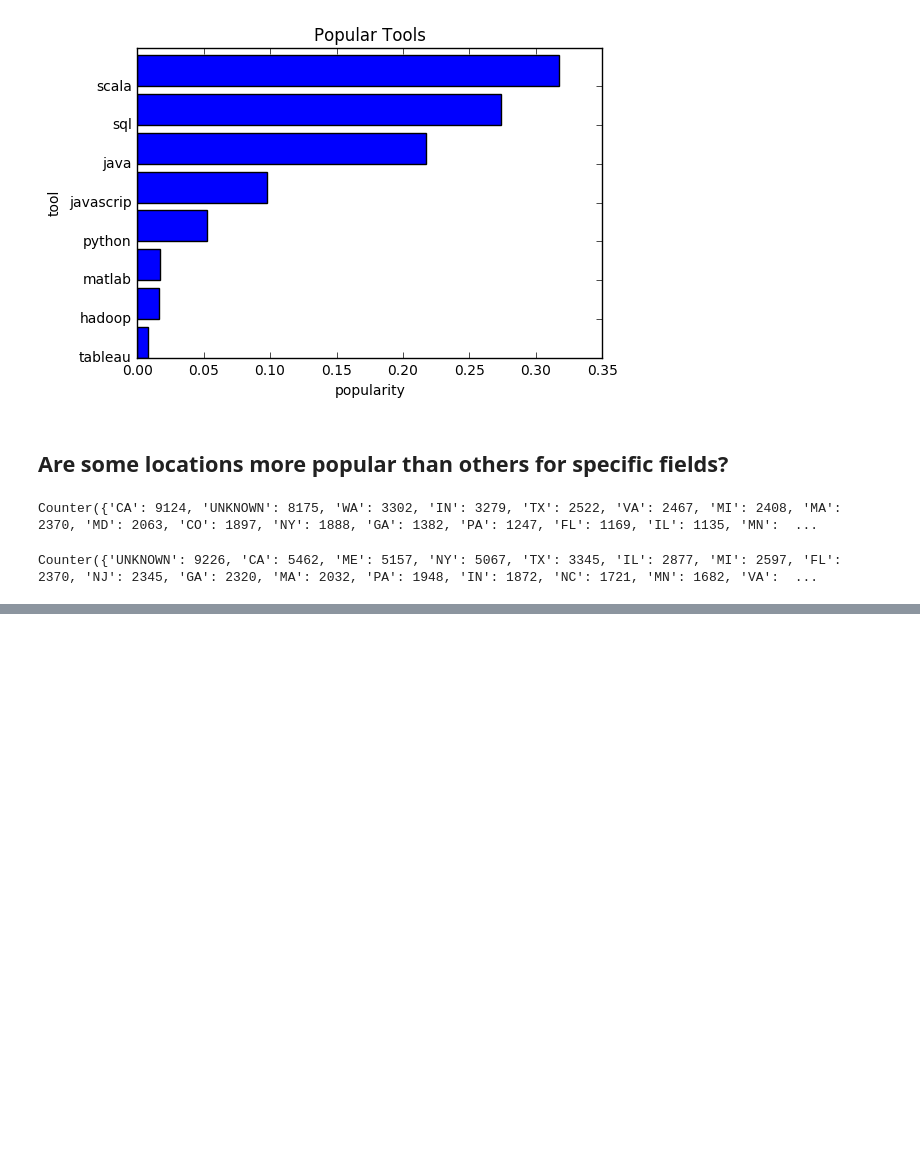
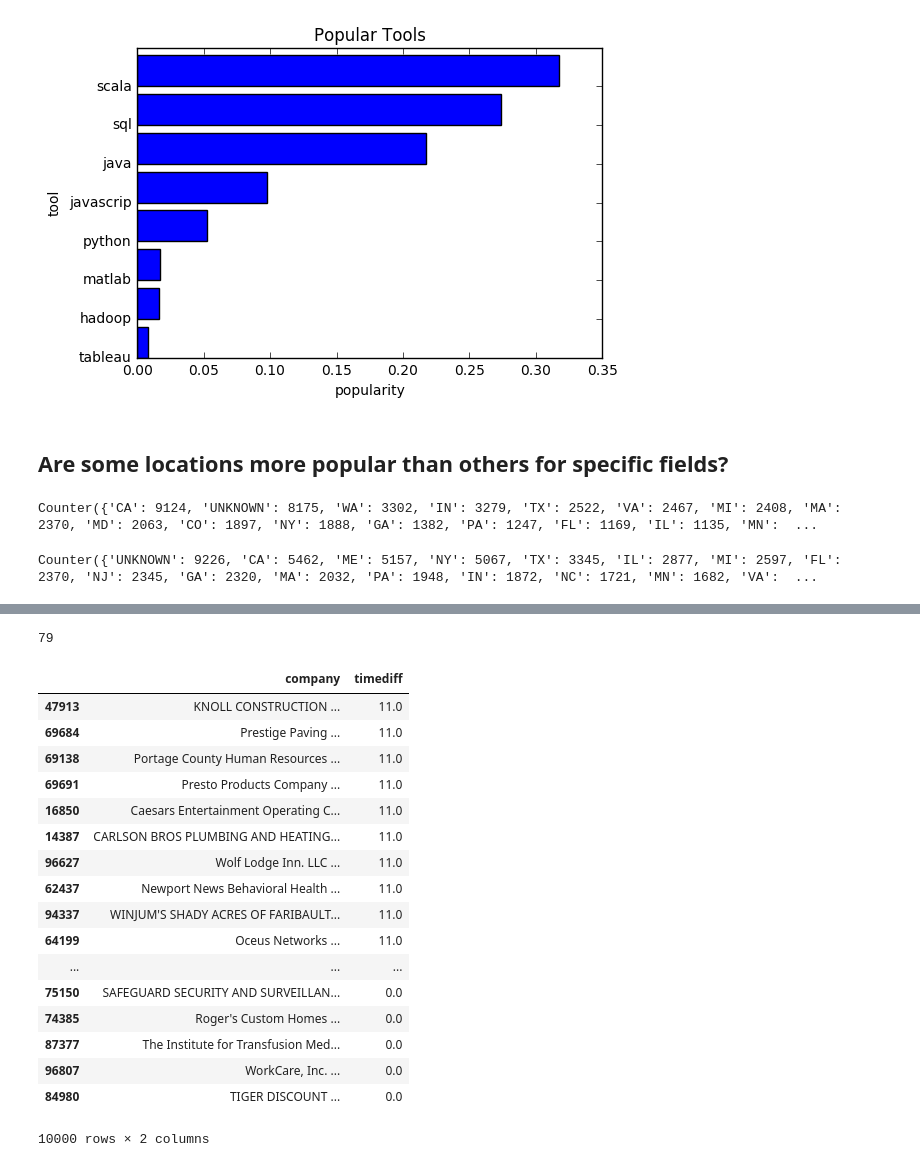
Before and after one commit to MSIA/vail, a Jupyter notebook: eda.ipynb, the cells around one changed output, grey strips where cells are left out. Cells and saved outputs as stored; diff of their text form; code cells hidden in the pictures; blank space fills up the shorter version.

```diff
--- a/eda.ipynb
+++ b/eda.ipynb
@@ -436,0 +612,28 @@ Counter({'UNKNOWN': 9226, 'CA': 5462, 'ME': 5157, 'NY': 5067, 'TX': 3345, 'IL':
+# %%
+company_zerodiff = len(timediff_company[timediff_company['timediff']==0])
+company_zerodiff #79 companies fill their openings on the day of the opening itself
+# %% [output]
+79
+# %%
+timediff_company = timediff_company.dropna()
+fastest_company = timediff_company.tail(10000)
+fastest_company
+# %% [output]
+|  | company | timediff |
+| 47913 | KNOLL CONSTRUCTION ... | 11.0 |
+| 69684 | Prestige Paving ... | 11.0 |
+| 69138 | Portage County Human Resources ... | 11.0 |
+| 69691 | Presto Products Company ... | 11.0 |
+| 16850 | Caesars Entertainment Operating C... | 11.0 |
+| 14387 | CARLSON BROS PLUMBING AND HEATING... | 11.0 |
+| 96627 | Wolf Lodge Inn. LLC ... | 11.0 |
+| 62437 | Newport News Behavioral Health ... | 11.0 |
+| 94337 | WINJUM'S SHADY ACRES OF FARIBAULT... | 11.0 |
+| 64199 | Oceus Networks ... | 11.0 |
+| ... | ... | ... |
+| 75150 | SAFEGUARD SECURITY AND SURVEILLAN... | 0.0 |
+| 74385 | Roger's Custom Homes ... | 0.0 |
+| 87377 | The Institute for Transfusion Med... | 0.0 |
+| 96807 | WorkCare, Inc. ... | 0.0 |
+| 84980 | TIGER DISCOUNT ... | 0.0 |
+10000 rows × 2 columns
```
Also changed, not shown: parts of 41 cells of this notebook.
